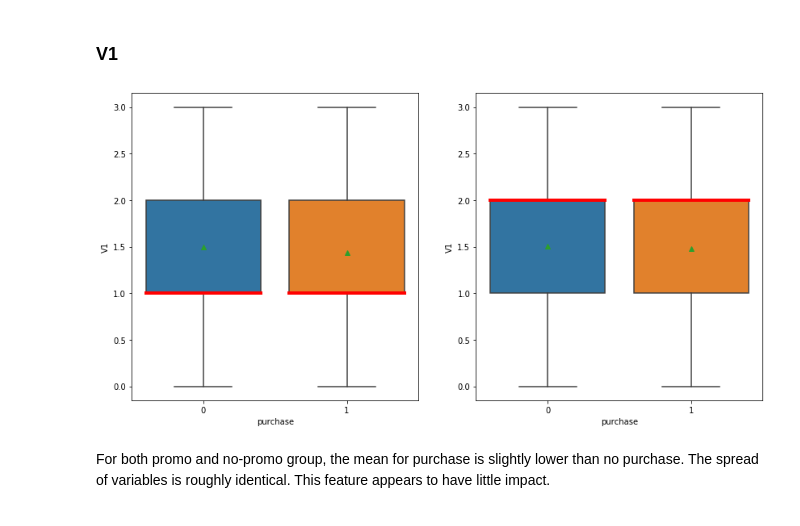
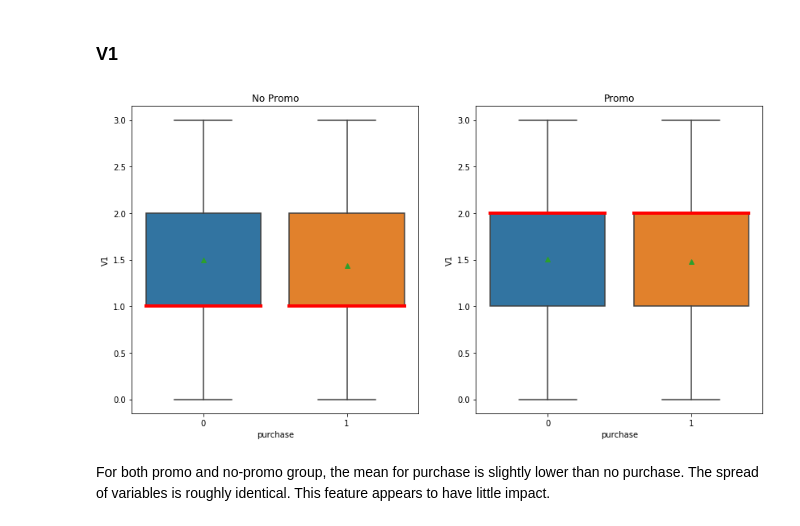
Before and after one commit to nadinezab/starbucks, a Jupyter notebook: starbucks.ipynb, the cells around one changed output. Drawn from its saved outputs; the diff is of its cells as text; code cells hidden in the pictures.

```diff
--- a/starbucks.ipynb
+++ b/starbucks.ipynb
@@ -99,14 +99,15 @@ no_promo = train_data[train_data['Promotion'] == 'No']
 # %%
 # Plot V1
 fig, ax = plt.subplots(1,2, figsize = (14,7))
 sns.boxplot(y="V1", x="purchase", data=no_promo, ax = ax[0], showmeans=True,
             medianprops=dict(linestyle='-', linewidth=4, color='r'))
-
+ax[0].set_title('No Promo')
 sns.boxplot(y="V1", x="purchase", data=promo, ax = ax[1], showmeans=True,
             medianprops=dict(linestyle='-', linewidth=4, color='r'))
+ax[1].set_title('Promo')
 plt.show()
 # %% [output]
-[figure, old version]
+[figure, new version]
 # %% [markdown]
 For both promo and no-promo group, the mean for purchase is slightly lower than no purchase. The spread of variables is roughly identical. This feature appears to have little impact.
 # %% [markdown]
```
Also changed, not shown: parts of 6 cells of this notebook.
